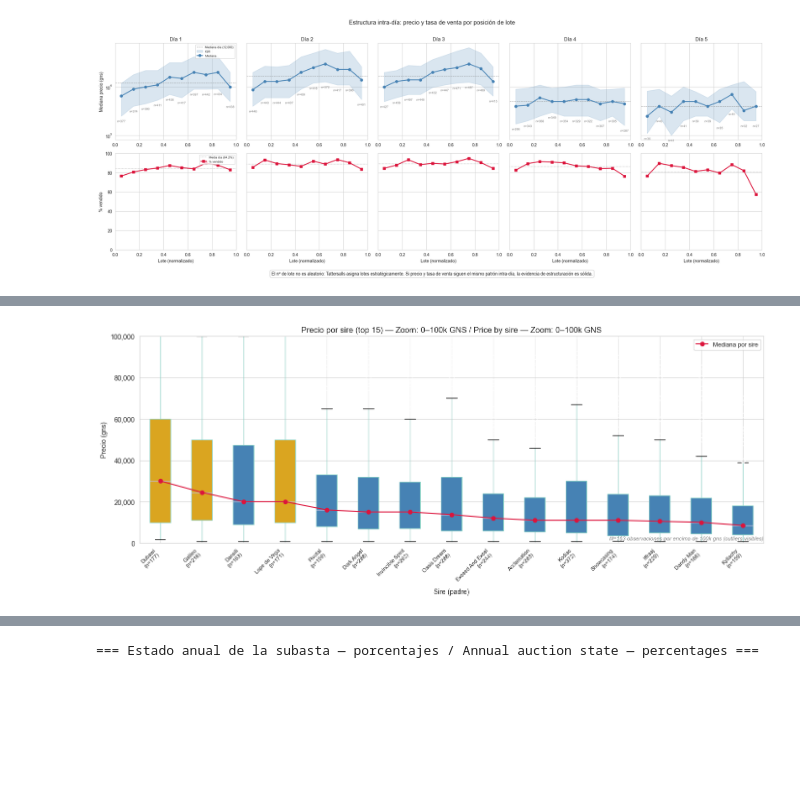
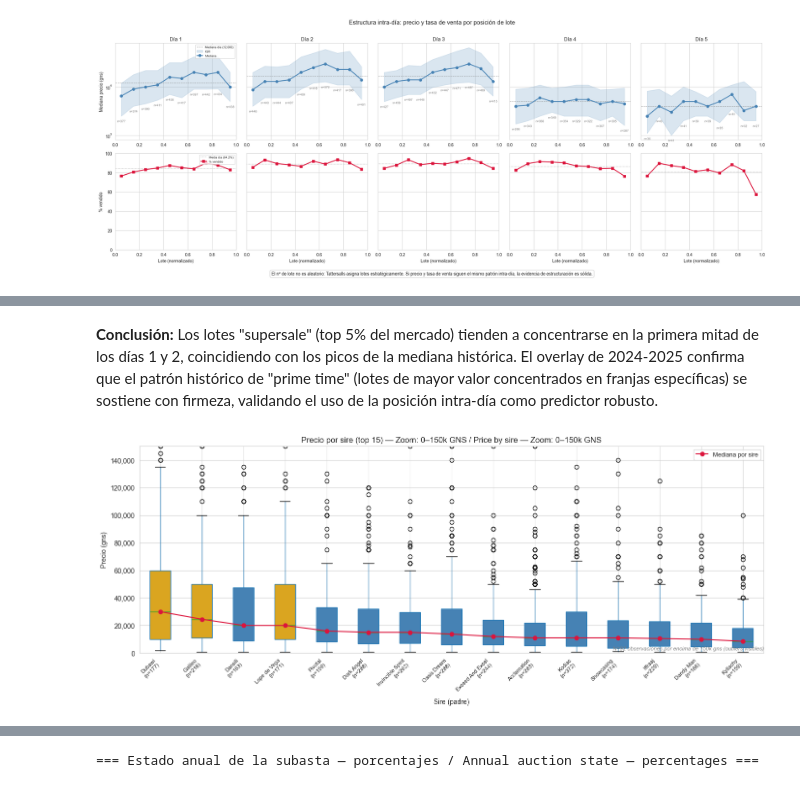
Before and after one commit to carroyo03/tfm-tattersalls, a Jupyter notebook: 01_EDA.ipynb, the cells around one changed output, grey strips where cells are left out. Cells and saved outputs as stored; diff of their text form; code cells hidden in the pictures; blank space fills up the shorter version.

```diff
--- a/01_EDA.ipynb
+++ b/01_EDA.ipynb
@@ -957,7 +816,7 @@ df_with_price = autumn_horses_df[
     autumn_horses_df['sale_outcome'].isin(outcomes_order)
 ].copy()
 df_with_price['sale_outcome'] = pd.Categorical(
-    df_with_price['sale_outcome'],
+    df_with_price['sale_outcome'].astype(str),
     categories=outcomes_order,
     ordered=True
 )
@@ -1013,12 +874,12 @@ display(outcome_summary)
 # %%
-# Boxplot 1b — ZOOM 0–100k GNS: precio por resultado de subasta
+# Boxplot 1b — ZOOM 0–150k GNS: precio por resultado de subasta
 outcomes_order = ['sold_to_third_party', 'vendor_buyback', 'not_sold', 'withdrawn']
 df_with_price = autumn_horses_df[autumn_horses_df['sale_outcome'].isin(outcomes_order)].copy()
 df_with_price['sale_outcome'] = pd.Categorical(
-    df_with_price['sale_outcome'], categories=outcomes_order, ordered=True
+    df_with_price['sale_outcome'].astype(str), categories=outcomes_order, ordered=True
 )
 df_with_price.loc[df_with_price['price_gns'].isna(), 'price_gns'] = 0
-n_above = (df_with_price['price_gns'] > 100_000).sum()
+n_above = (df_with_price['price_gns'] > 150_000).sum()
 
 palette = {
     'sold_to_third_party': 'steelblue', 'vendor_buyback': 'darkorange',
@@ -1042,13 +903,13 @@ ax.set_xticklabels(new_xlabels)
 global_median = df_sold['price_gns'].median()
 ax.axhline(global_median, color='goldenrod', linestyle='--', linewidth=2, label=f'Mediana global ({global_median:,.0f} gns)')
 ax.legend(loc='upper right')
-ax.set_ylim(0, 100_000)
-ax.set_title('Precio por resultado de subasta — Zoom: 0–100k GNS / Sale outcome — Zoom: 0–100k GNS')
+ax.set_ylim(0, 150_000)
+ax.set_title('Precio por resultado de subasta — Zoom: 0–150k GNS / Sale outcome — Zoom: 0–150k GNS')
 ax.set_ylabel('Precio (gns)')
 ax.set_xlabel('')
 plt.suptitle('')
 ax.yaxis.set_major_formatter(plt.FuncFormatter(lambda x, _: f'{x:,.0f}')) # type: ignore
-ax.annotate(f'N={n_above:,} observaciones por encima de 100k gns (outliers visibles)',
+ax.annotate(f'N={n_above:,} observaciones por encima de 150k gns (outliers visibles)',
             xy=(1.0, 0.01), xycoords='axes fraction',
             ha='right', va='bottom', fontsize=8, color='gray', style='italic')
 plt.tight_layout()
@@ -1331,6 +1129,6 @@ Nominal: +66.7% | Real: +5.6% | Inflación: 61.1pp (2009–2025)
 # %%
-# Boxplot 2b — ZOOM 0–100k GNS: precio por año de subasta
-n_above = (df_sold['price_gns'] > 100_000).sum()
+# Boxplot 2b — ZOOM 0–150k GNS: precio por año de subasta
+n_above = (df_sold['price_gns'] > 150_000).sum()
 
 fig, ax = plt.subplots(figsize=(14, 5))
 years = sorted(df_sold['sale_year'].dropna().unique())
@@ -1356,12 +1154,12 @@ year_n = df_sold.groupby('sale_year').size()
 ax.set_xticks(years)
 ax.set_xticklabels([f'{int(yr)}\n(n={year_n.get(yr, 0):,})' for yr in years], rotation=45, fontsize=8)
 
-ax.set_ylim(0, 100_000)
-ax.set_title('Precio por año de subasta — Zoom: 0–100k GNS / Price by year — Zoom: 0–100k GNS')
+ax.set_ylim(0, 150_000)
+ax.set_title('Precio por año de subasta — Zoom: 0–150k GNS / Price by year — Zoom: 0–150k GNS')
 ax.set_xlabel('Año de subasta / Auction year')
 ax.set_ylabel('Precio (gns)')
 ax.yaxis.set_major_formatter(plt.FuncFormatter(lambda x, _: f'{x:,.0f}'))
-ax.annotate(f'N={n_above:,} observaciones por encima de 100k gns (outliers visibles)',
+ax.annotate(f'N={n_above:,} observaciones por encima de 150k gns (outliers visibles)',
             xy=(1.0, 0.01), xycoords='axes fraction',
             ha='right', va='bottom', fontsize=8, color='gray', style='italic')
 plt.tight_layout()
@@ -1546,8 +1265,8 @@ palette = ['#2ecc71', '#3498db', '#9b59b6', '#e67e22', '#e74c3c']
 
 for ax, day in zip(axes, days_sorted):
     subset = df_sold[df_sold['day'] == day]['price_gns'].dropna()
-    sns.kdeplot(data=subset, ax=ax, fill=True, alpha=0.4, color=palette[int(day)-1], linewidth=2, clip=(0, 100000))
-    ax.set_xlim(0, 100000)
+    sns.kdeplot(data=subset, ax=ax, fill=True, alpha=0.4, color=palette[int(day)-1], linewidth=2, clip=(0, PREMIUM_CUTOFF))
+    ax.set_xlim(0, PREMIUM_CUTOFF)
     median_val = subset.median()
     ax.axvline(median_val, color='crimson', linestyle='--', linewidth=1.8, label=f'Mediana: {median_val:,.0f} gns')
     ax.set_title(f'{day_labels_kde[day]}  (n={len(subset):,})', fontsize=13, fontweight='bold')
@@ -1557,7 +1276,7 @@ for ax, day in zip(axes, days_sorted):
     ax.xaxis.set_major_formatter(plt.FuncFormatter(lambda x, _: f'{x/1000:.0f}k')) # type: ignore
 
 axes[-1].set_xlabel('Precio (gns)', fontsize=12)
-fig.suptitle('Distribución de precio por día de catálogo (KDE, 0–100k gns)', fontsize=15, y=0.99)
+fig.suptitle('Distribución de precio por día de catálogo (KDE, 0–150k gns)', fontsize=15, y=0.99)
 plt.figtext(0.5, -0.01, "Nota: Histogramas apilados distorsionan las densidades por acumulación. KDE facetado permite comparar la forma real de cada distribución.", ha="center", fontsize=10, style="italic")
 plt.tight_layout()
 plt.savefig('01_EDA_files/kde_price_by_day.png', dpi=150, bbox_inches='tight')
@@ -1745,5 +1445,7 @@ plt.show()
+# %% [markdown]
+**Conclusión:** Los lotes "supersale" (top 5% del mercado) tienden a concentrarse en la primera mitad de los días 1 y 2, coincidiendo con los picos de la mediana histórica. El overlay de 2024-2025 confirma que el patrón histórico de "prime time" (lotes de mayor valor concentrados en franjas específicas) se sostiene con firmeza, validando el uso de la posición intra-día como predictor robusto.
 # %%
-# Boxplot 7b — ZOOM 0–100k GNS: precio por sire (top 15)
+# Boxplot 7b — ZOOM 0–150k GNS: precio por sire (top 15)
 top15_sires = df_sold.groupby('sire_entity').size().nlargest(15).index
 df_top15_sires = df_sold[df_sold['sire_entity'].isin(top15_sires)].copy()
 df_top15_sires['sire_display'] = df_top15_sires['sire_entity'].map(
@@ -1754,7 +1456,7 @@ order = df_top15_sires.groupby('sire_entity')['price_gns'].median().sort_values(
 df_top15_sires['sire_display'] = pd.Categorical(
     df_top15_sires['sire_entity'], categories=order, ordered=True
 )
-n_above = (df_top15_sires['price_gns'] > 100_000).sum()
+n_above = (df_top15_sires['price_gns'] > PREMIUM_CUTOFF).sum()
 
 fig, ax = plt.subplots(figsize=(14, 6))
 bp = df_top15_sires.boxplot(column='price_gns', by='sire_display', ax=ax,
@@ -1764,34 +1466,34 @@ top3_by_median = ['DUBAWI', 'GALILEO', 'LOPE DE VEGA']
 for patch, sire_entity in zip(bp['price_gns']['boxes'], order):
     patch.set_facecolor('goldenrod' if sire_entity in top3_by_median else 'steelblue')
 
 # Individual median per sire — crimson dot + connecting line
 sire_medians_ordered = [
     df_top15_sires[df_top15_sires['sire_entity'] == ent]['price_gns'].median()
     for ent in order
 ]
 x_positions = list(range(1, len(order) + 1))
 ax.plot(x_positions, sire_medians_ordered, color='crimson', linewidth=1.5,
         marker='o', markersize=6, zorder=5, label='Mediana por sire')
 ax.legend(loc='upper right', fontsize=9)
 
 sire_n = df_top15_sires.groupby('sire_entity').size()
 entity_display_map = {ent: df_sold.loc[df_sold['sire_entity'] == ent, 'sire_clean'].mode().iat[0]
                       if not df_sold.loc[df_sold['sire_entity'] == ent, 'sire_clean'].mode().empty else ent
                       for ent in order}
 new_xlabels = [f"{entity_display_map[ent]}\n(n={sire_n.get(ent, 0):,})" for ent in order]
 ax.set_xticklabels(new_xlabels, rotation=45, ha='right', fontsize=8)
 
-ax.set_ylim(0, 100_000)
-ax.set_title('Precio por sire (top 15) — Zoom: 0–100k GNS / Price by sire — Zoom: 0–100k GNS')
+ax.set_ylim(0, PREMIUM_CUTOFF)
+ax.set_title(f'Precio por sire (top 15) — Zoom: 0–{PREMIUM_CUTOFF//1000}k GNS / Price by sire — Zoom: 0–{PREMIUM_CUTOFF//1000}k GNS')
 ax.set_xlabel('Sire (padre)')
 ax.set_ylabel('Precio (gns)')
 ax.yaxis.set_major_formatter(plt.FuncFormatter(lambda x, _: f'{x:,.0f}'))
 plt.suptitle('')
-ax.annotate(f'N={n_above:,} observaciones por encima de 100k gns (outliers visibles)',
+ax.annotate(f'N={n_above:,} observaciones por encima de {PREMIUM_CUTOFF//1000}k gns (outliers visibles)',
             xy=(1.0, 0.01), xycoords='axes fraction',
             ha='right', va='bottom', fontsize=8, color='gray', style='italic')
 plt.tight_layout()
 plt.savefig('01_EDA_files/05_viz_top15_sires_boxplot_zoom.png', dpi=150, bbox_inches='tight')
 plt.show()
 # %% [output]
-[figure, old version]
+[figure, new version]
```
Also changed, not shown: parts of 74 cells of this notebook, 1 other file.
